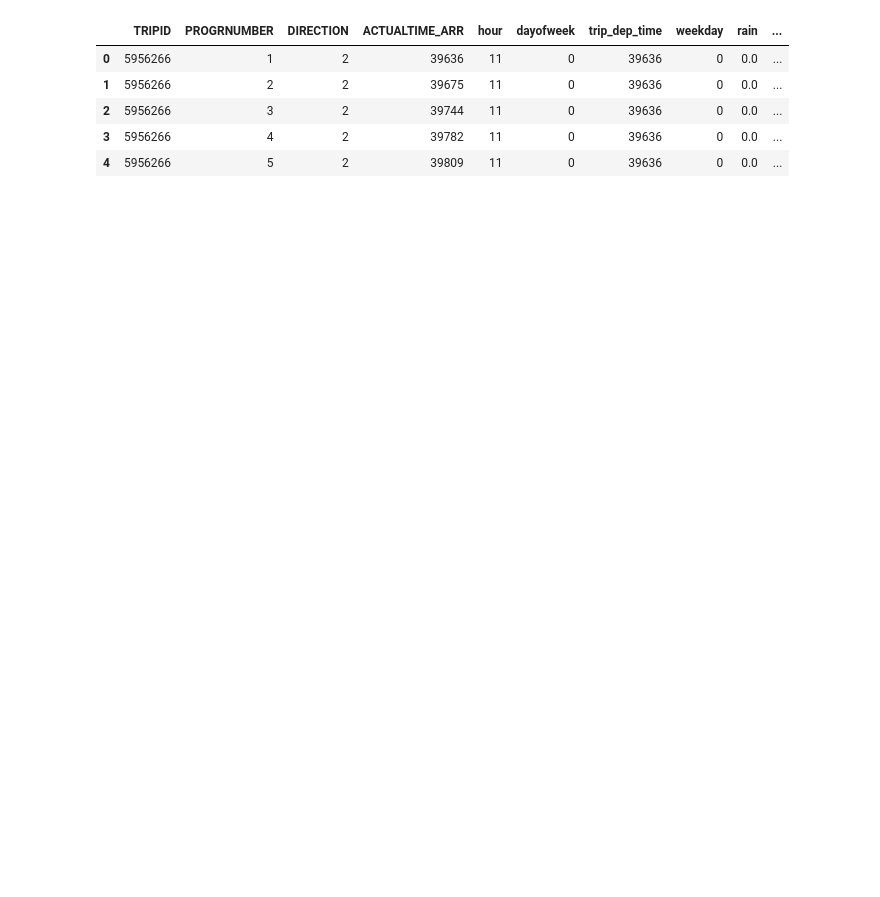
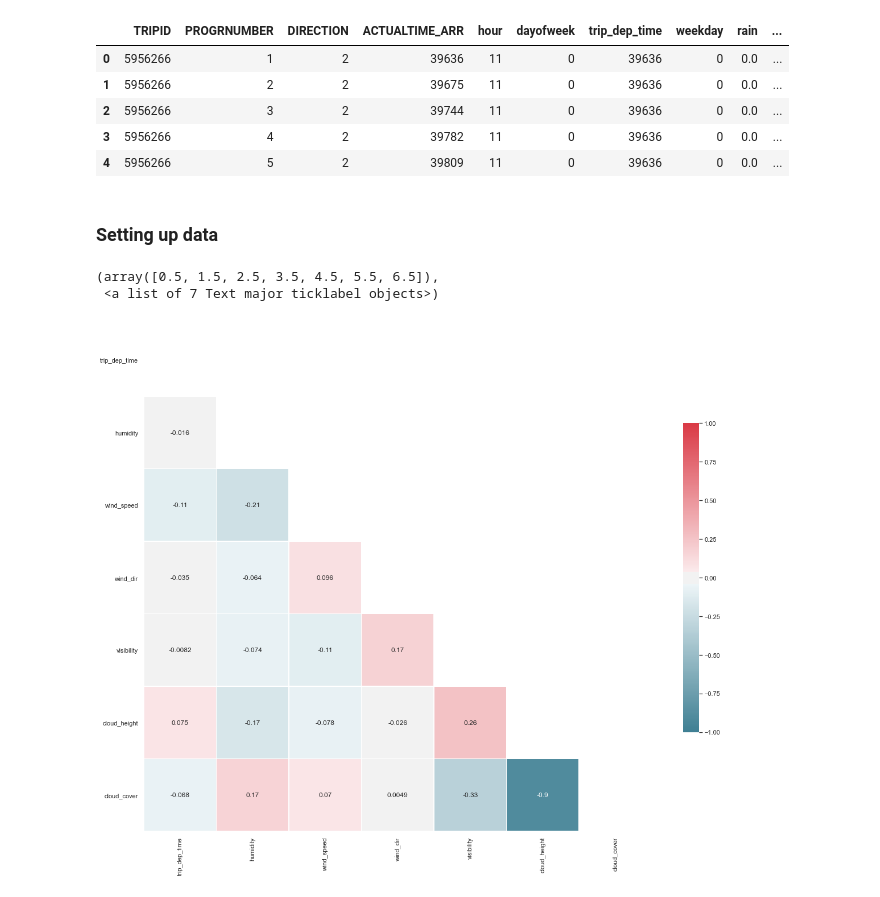
Before and after one commit to conorshort/dublin-bus-app, a Jupyter notebook: DataAnalytics/other_models.ipynb, the cells around one changed output. Saved outputs shown, nothing was run; the diff lists cells and outputs as text; code cells hidden in the pictures; blank space fills up the shorter version.

```diff
--- a/DataAnalytics/other_models.ipynb
+++ b/DataAnalytics/other_models.ipynb
@@ -147,0 +87,33 @@ df.to_csv('feat_df.csv')
+# %% [markdown]
+### Setting up data
+# %%
+#creat a continuos columns list
+continuous_columns = [ 'trip_dep_time', 'humidity', 'wind_speed',
+       'wind_dir', 'visibility', 'cloud_height', 'cloud_cover']
+# %%
+# Correlation matrix using code found on https://stanford.edu/~mwaskom/software/seaborn/examples/many_pairwise_correlations.html
+sns.set(style="white")
+
+# Calculate correlation of all pairs of continuous features
+corr = X_train[continuous_columns].corr()
+
+# Generate a mask for the upper triangle
+mask = np.zeros_like(corr, dtype=np.bool)
+mask[np.triu_indices_from(mask)] = True
+
+# Set up the matplotlib figure
+f, ax = plt.subplots(figsize=(20, 20))
+
+# Generate a custom colormap - blue and red
+cmap = sns.diverging_palette(220, 10, as_cmap=True)
+
+# Draw the heatmap with the mask and correct aspect ratio
+sns.heatmap(corr, annot=True, mask=mask, cmap=cmap, vmax=1, vmin=-1,
+            square=True, xticklabels=True, yticklabels=True,
+            linewidths=.5, cbar_kws={"shrink": .5}, ax=ax)
+plt.yticks(rotation = 0)
+plt.xticks(rotation = 90)
+# %% [output]
+(array([0.5, 1.5, 2.5, 3.5, 4.5, 5.5, 6.5]),
+ <a list of 7 Text major ticklabel objects>)
+[figure, added]
```
Also changed, not shown: parts of 16 cells of this notebook.
